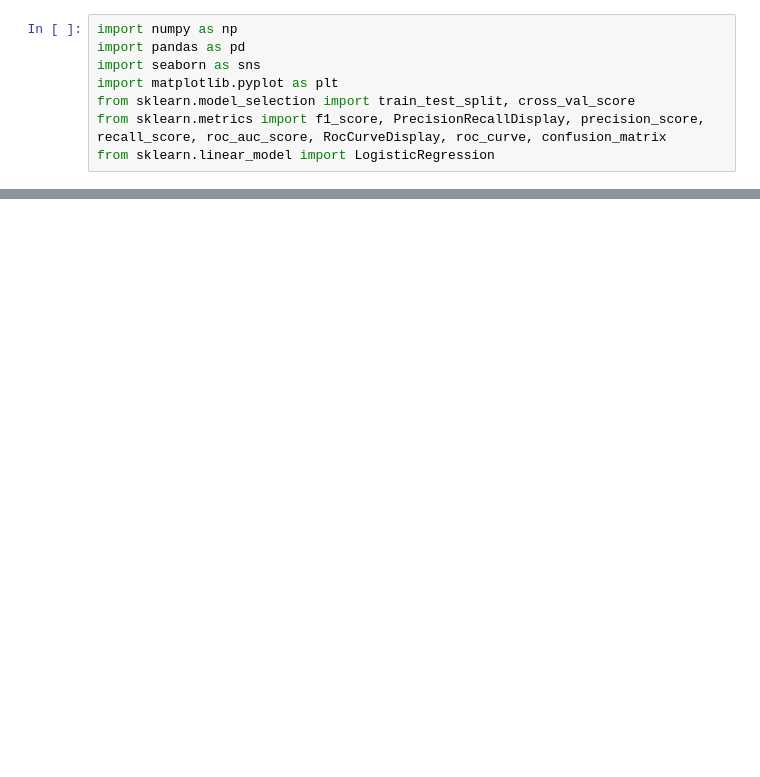
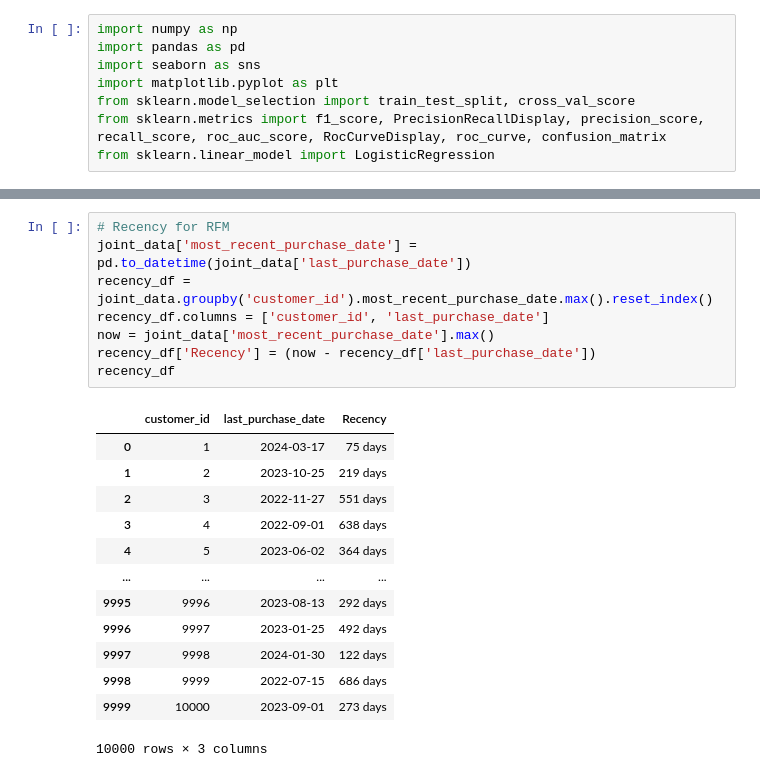
Before and after one commit to mn42899/schulich_data_science, a Jupyter notebook: Assignment2.ipynb, the cells around one changed output, grey strips where cells are left out. Cells and saved outputs as stored; diff of their text form; blank space fills up the shorter version.

```diff
--- a/Assignment2.ipynb
+++ b/Assignment2.ipynb
@@ -30,0 +117,22 @@ print(merged_df)
+# %%
+# Recency for RFM
+joint_data['most_recent_purchase_date'] = pd.to_datetime(joint_data['last_purchase_date'])
+recency_df = joint_data.groupby('customer_id').most_recent_purchase_date.max().reset_index()
+recency_df.columns = ['customer_id', 'last_purchase_date']
+now = joint_data['most_recent_purchase_date'].max()
+recency_df['Recency'] = (now - recency_df['last_purchase_date'])
+recency_df
+# %% [output]
+|  | customer_id | last_purchase_date | Recency |
+| 0 | 1 | 2024-03-17 | 75 days |
+| 1 | 2 | 2023-10-25 | 219 days |
+| 2 | 3 | 2022-11-27 | 551 days |
+| 3 | 4 | 2022-09-01 | 638 days |
+| 4 | 5 | 2023-06-02 | 364 days |
+| ... | ... | ... | ... |
+| 9995 | 9996 | 2023-08-13 | 292 days |
+| 9996 | 9997 | 2023-01-25 | 492 days |
+| 9997 | 9998 | 2024-01-30 | 122 days |
+| 9998 | 9999 | 2022-07-15 | 686 days |
+| 9999 | 10000 | 2023-09-01 | 273 days |
+10000 rows × 3 columns
```
Also changed, not shown: parts of 14 cells of this notebook, 3 other files.
